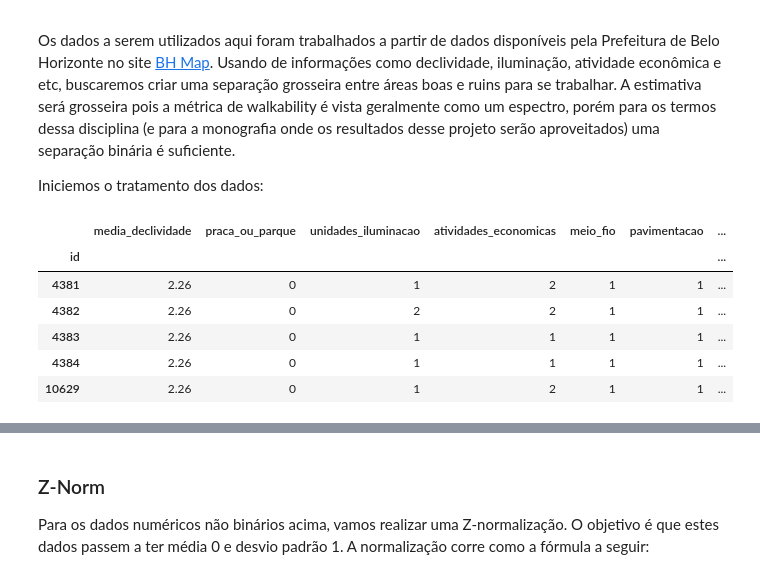
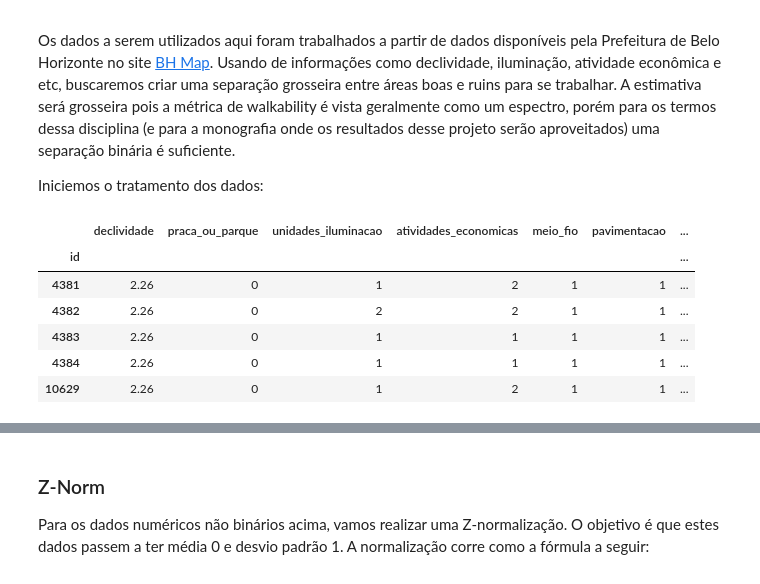
Before and after one commit to Augustonildo/walkability-belo-horizonte, a Jupyter notebook: Machine Learning/MSI2_Aprendizado_de_Máquina.ipynb, the cells around one changed output, grey strips where cells are left out. Cells and saved outputs as stored; diff of their text form; code cells hidden in the pictures.

```diff
--- a/Machine Learning/MSI2_Aprendizado_de_Máquina.ipynb
+++ b/Machine Learning/MSI2_Aprendizado_de_Máquina.ipynb
@@ -23,17 +22,18 @@ Os dados a serem utilizados aqui foram trabalhados a partir de dados disponívei
 
 Iniciemos o tratamento dos dados:
 # %%
-fh = pd.read_csv("https://raw.githubusercontent.com/Augustonildo/walkability-belo-horizonte/main/Machine%20Learning/data-walkability-firsthalf.csv")
-sh = pd.read_csv("https://raw.githubusercontent.com/Augustonildo/walkability-belo-horizonte/main/Machine%20Learning/data-walkability-secondhalf.csv")
+ft = pd.read_csv("https://raw.githubusercontent.com/Augustonildo/walkability-belo-horizonte/main/Machine%20Learning/data-walkability-first.csv")
+st = pd.read_csv("https://raw.githubusercontent.com/Augustonildo/walkability-belo-horizonte/main/Machine%20Learning/data-walkability-second.csv")
+tt = pd.read_csv("https://raw.githubusercontent.com/Augustonildo/walkability-belo-horizonte/main/Machine%20Learning/data-walkability-third.csv")
 
-df = pd.concat([fh,sh], axis=0)
+df = pd.concat([ft,st,tt], axis=0)
 
 df.set_index('id', inplace=True)
 df['caminhavel'] = df['caminhavel'].astype('Int64')
 
 df.head()
 # %% [output]
-|  | media_declividade | praca_ou_parque | unidades_iluminacao | atividades_economicas | meio_fio | pavimentacao | ... |
+|  | declividade | praca_ou_parque | unidades_iluminacao | atividades_economicas | meio_fio | pavimentacao | ... |
 | id |  |  |  |  |  |  | ... |
 | 4381 | 2.26 | 0 | 1 | 2 | 1 | 1 | ... |
 | 4382 | 2.26 | 0 | 2 | 2 | 1 | 1 | ... |
```
Also changed, not shown: parts of 12 cells of this notebook, 4 other files.
